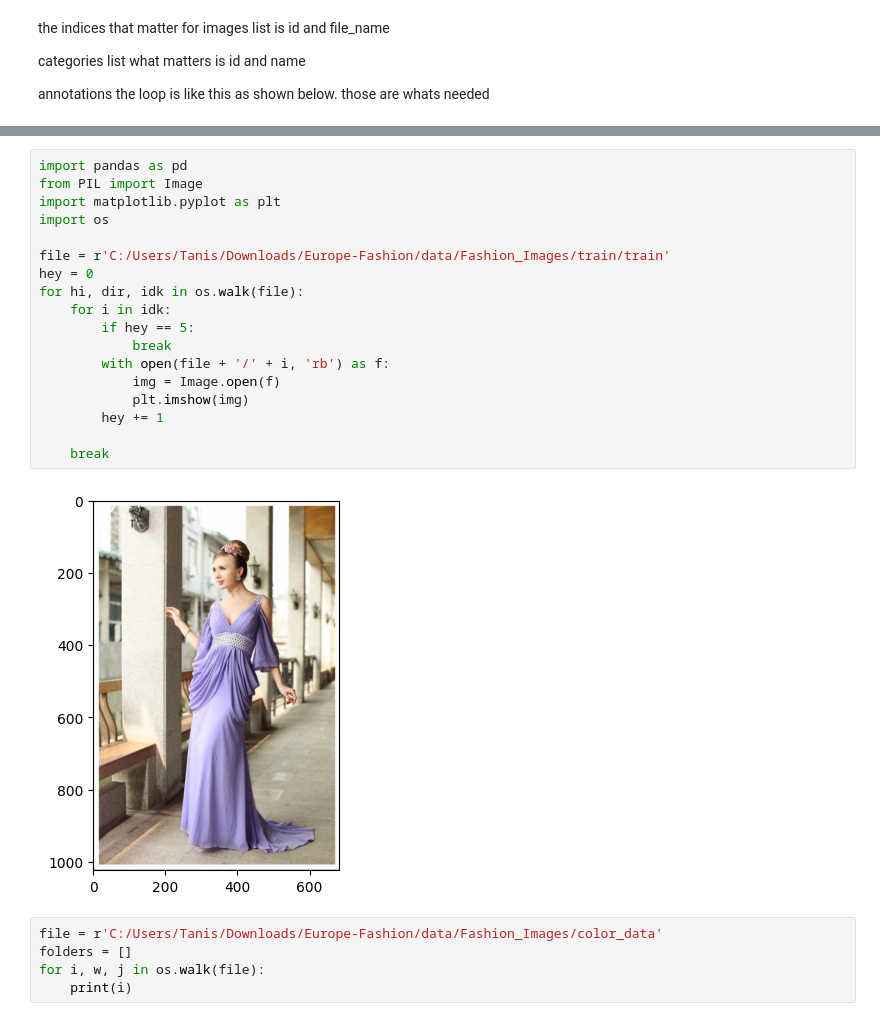
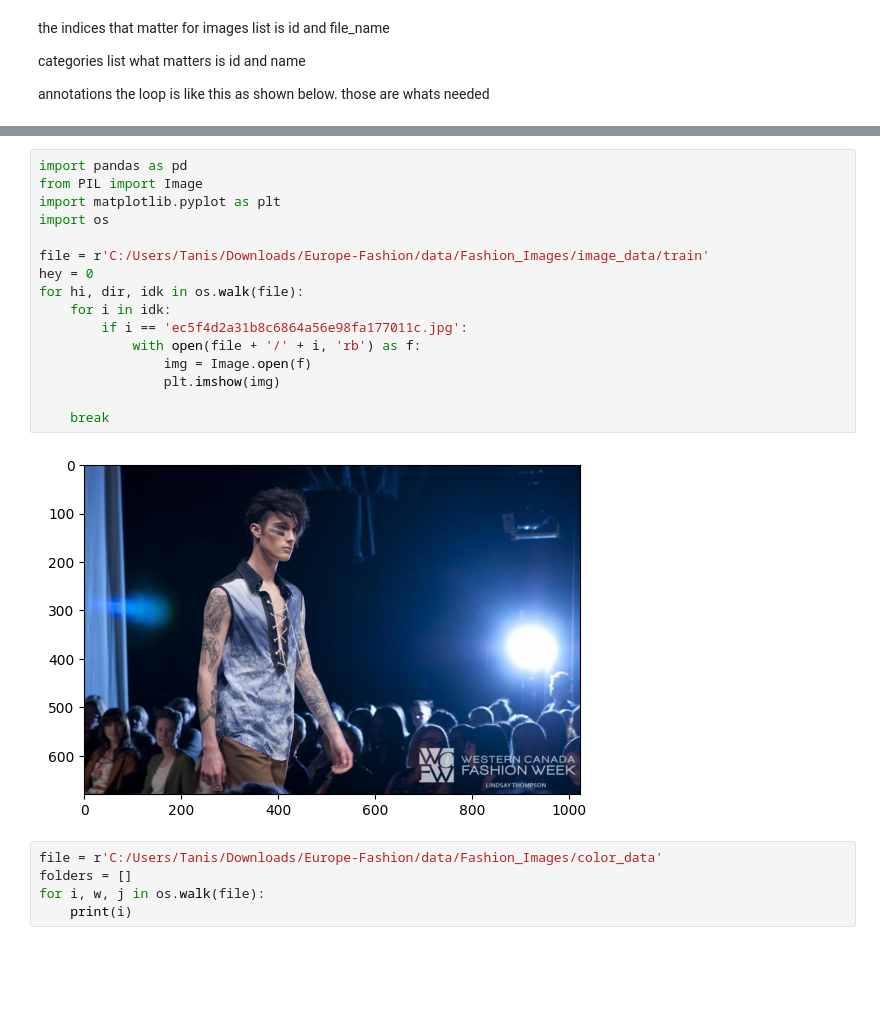
Before and after one commit to tanishasikder/Europe-Fashion, a Jupyter notebook: notebooks/analysis/image_analysis.ipynb, the cells around one changed output, grey strips where cells are left out. Cells and saved outputs as stored; diff of their text form; blank space fills up the shorter version.

```diff
--- a/notebooks/analysis/image_analysis.ipynb
+++ b/notebooks/analysis/image_analysis.ipynb
@@ -62,23 +62,21 @@ with open('C:/Users/Tanis/Downloads/Europe-Fashion/data/Fashion Data/annotations
 # %%
 import pandas as pd
 from PIL import Image
 import matplotlib.pyplot as plt
 import os
 
-file = r'C:/Users/Tanis/Downloads/Europe-Fashion/data/Fashion_Images/train/train'
+file = r'C:/Users/Tanis/Downloads/Europe-Fashion/data/Fashion_Images/image_data/train'
 hey = 0
 for hi, dir, idk in os.walk(file):
     for i in idk:
-        if hey == 5:
-            break
-        with open(file + '/' + i, 'rb') as f:
-            img = Image.open(f)
-            plt.imshow(img)
-        hey += 1
+        if i == 'ec5f4d2a31b8c6864a56e98fa177011c.jpg':
+            with open(file + '/' + i, 'rb') as f:
+                img = Image.open(f)
+                plt.imshow(img)
 
     break
 # %% [output]
-[figure, old version]
+[figure, new version]
 # %%
 file = r'C:/Users/Tanis/Downloads/Europe-Fashion/data/Fashion_Images/color_data'
 folders = []
```
Also changed, not shown: 1 other file.
